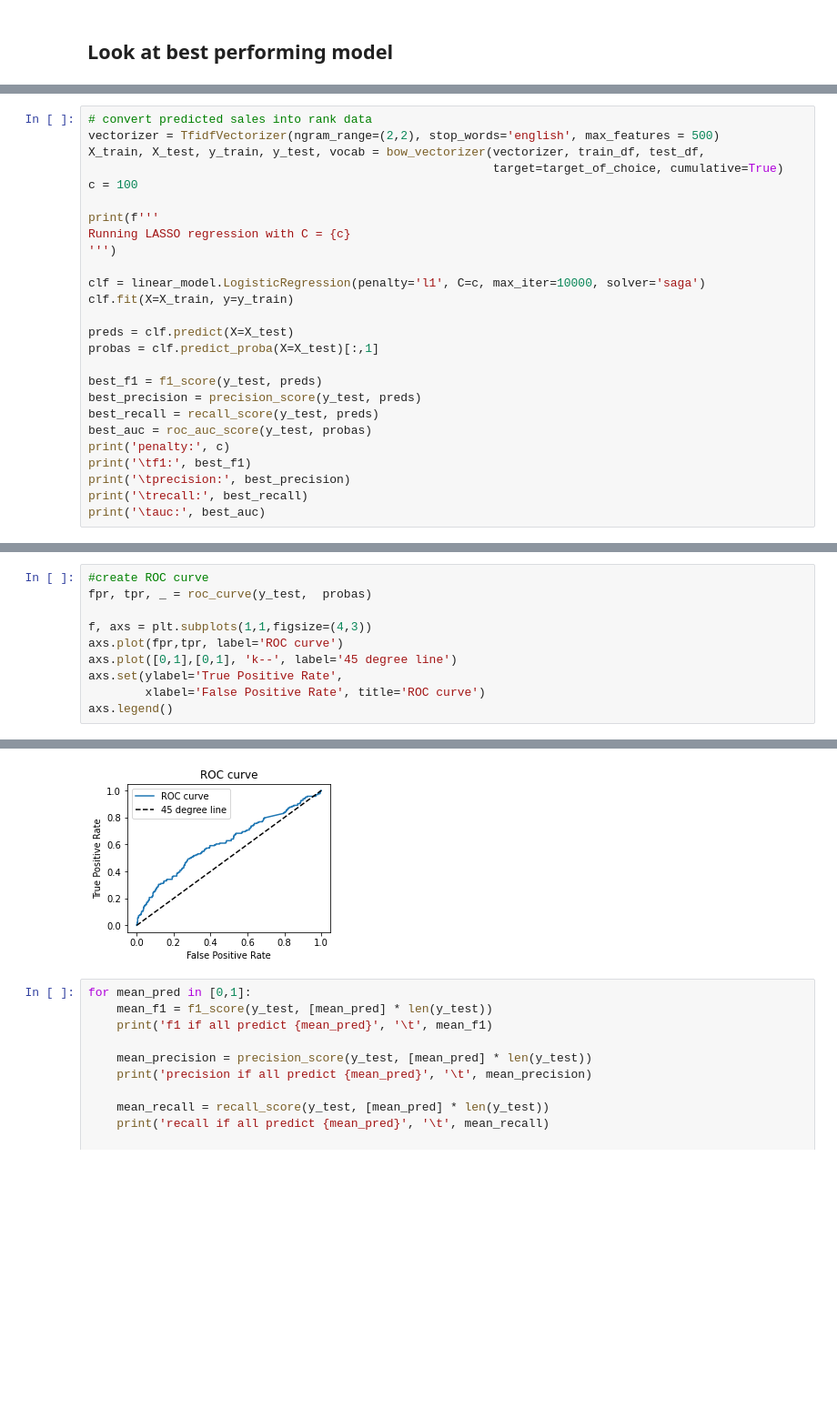
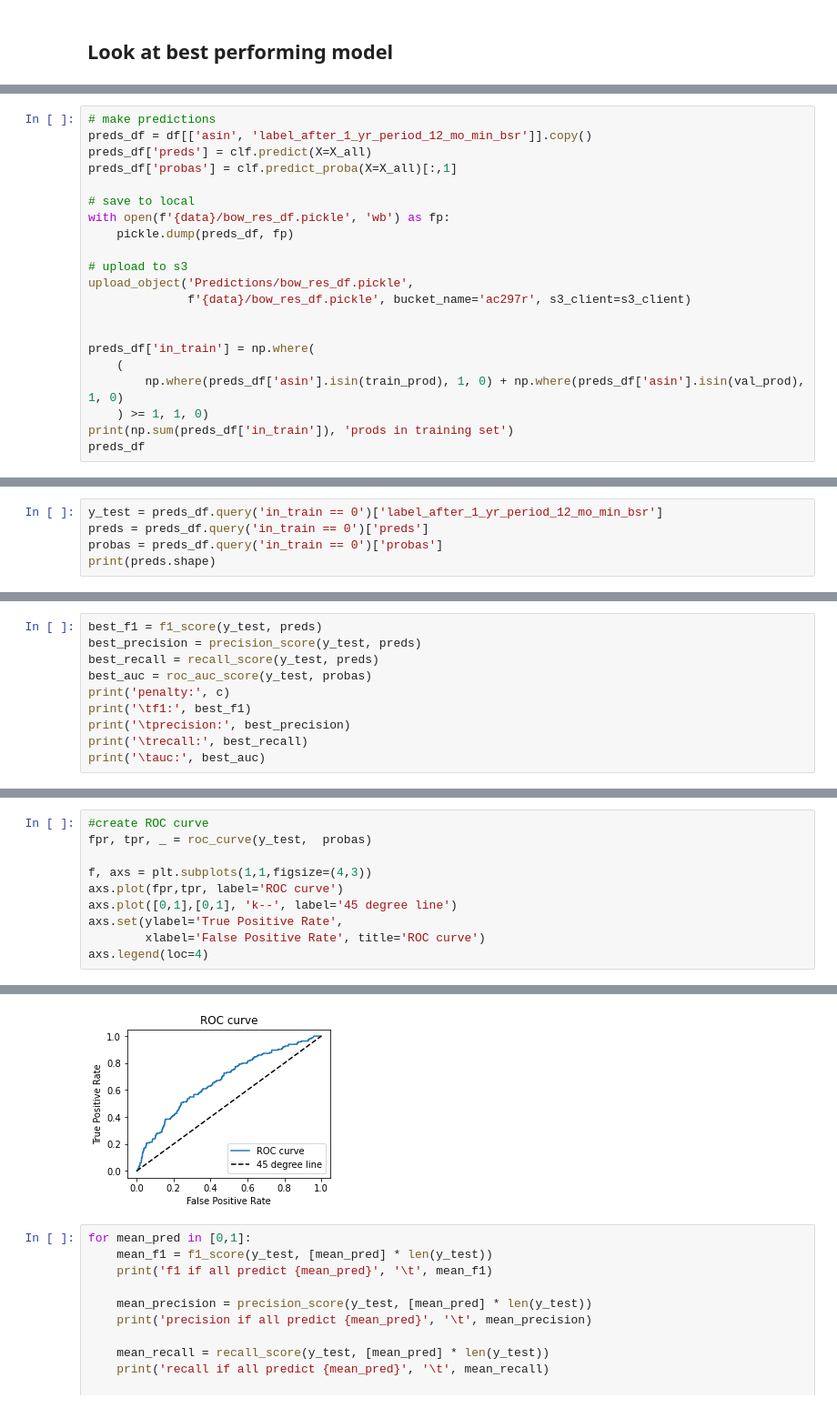
Before and after one commit to lotusxia/297r-caps, a Jupyter notebook: models/bow/regression_w_text_BoW_product.ipynb, the cells around one changed output, grey strips where cells are left out. Shown: that part at 91% size. Saved outputs shown, nothing was run; the diff lists cells and outputs as text; blank space fills up the shorter version.

Commit message:
milestone 3 commit --- add bow long term prediction and ensemble

```diff
--- a/models/bow/regression_w_text_BoW_product.ipynb
+++ b/models/bow/regression_w_text_BoW_product.ipynb
@@ -476,0 +640,21 @@ axs.set(title='TF-IDF (Recall)', xlabel='alpha', ylabel='model');
+# %%
+# make predictions
+preds_df = df[['asin', 'label_after_1_yr_period_12_mo_min_bsr']].copy()
+preds_df['preds'] = clf.predict(X=X_all)
+preds_df['probas'] = clf.predict_proba(X=X_all)[:,1]
+
+# save to local
+with open(f'{data}/bow_res_df.pickle', 'wb') as fp:
+    pickle.dump(preds_df, fp)
+
+# upload to s3
+upload_object('Predictions/bow_res_df.pickle',
+              f'{data}/bow_res_df.pickle', bucket_name='ac297r', s3_client=s3_client)
+
+
+preds_df['in_train'] = np.where(
+    (
+        np.where(preds_df['asin'].isin(train_prod), 1, 0) + np.where(preds_df['asin'].isin(val_prod), 1, 0)
+    ) >= 1, 1, 0)
+print(np.sum(preds_df['in_train']), 'prods in training set')
+preds_df
@@ -476,0 +678,5 @@ axs.set(title='TF-IDF (Recall)', xlabel='alpha', ylabel='model');
+# %%
+y_test = preds_df.query('in_train == 0')['label_after_1_yr_period_12_mo_min_bsr']
+preds = preds_df.query('in_train == 0')['preds']
+probas = preds_df.query('in_train == 0')['probas']
+print(preds.shape)
@@ -477,20 +685,4 @@ axs.set(title='TF-IDF (Recall)', xlabel='alpha', ylabel='model');
 # %%
-# convert predicted sales into rank data
-vectorizer = TfidfVectorizer(ngram_range=(2,2), stop_words='english', max_features = 500)
-X_train, X_test, y_train, y_test, vocab = bow_vectorizer(vectorizer, train_df, test_df,
-                                                         target=target_of_choice, cumulative=True)
-c = 100
-
-print(f'''
-Running LASSO regression with C = {c}
-''')
-
-clf = linear_model.LogisticRegression(penalty='l1', C=c, max_iter=10000, solver='saga')
-clf.fit(X=X_train, y=y_train)
-
-preds = clf.predict(X=X_test)
-probas = clf.predict_proba(X=X_test)[:,1]
-
 best_f1 = f1_score(y_test, preds)
 best_precision = precision_score(y_test, preds)
 best_recall = recall_score(y_test, preds)
@@ -515,16 +701,16 @@ penalty: 100
 # %%
 #create ROC curve
 fpr, tpr, _ = roc_curve(y_test,  probas)
 
 f, axs = plt.subplots(1,1,figsize=(4,3))
 axs.plot(fpr,tpr, label='ROC curve')
 axs.plot([0,1],[0,1], 'k--', label='45 degree line')
 axs.set(ylabel='True Positive Rate',
         xlabel='False Positive Rate', title='ROC curve')
-axs.legend()
+axs.legend(loc=4)
 # %% [output]
 <matplotlib.legend.Legend at 0x...>
-[figure, old version]
+[figure, new version]
 # %%
 for mean_pred in [0,1]:
     mean_f1 = f1_score(y_test, [mean_pred] * len(y_test))
```
Also changed, not shown: parts of 39 cells of this notebook, 2 other files.
